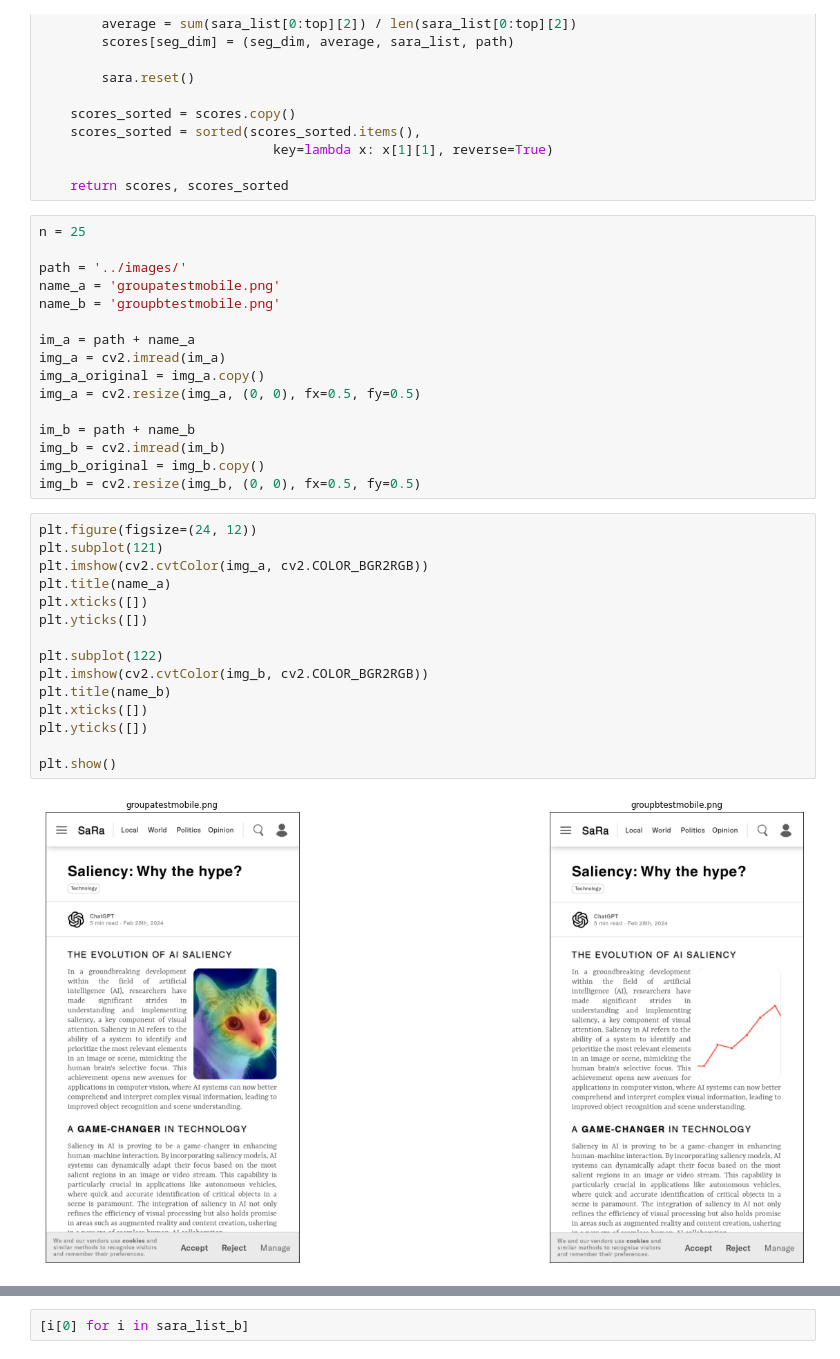
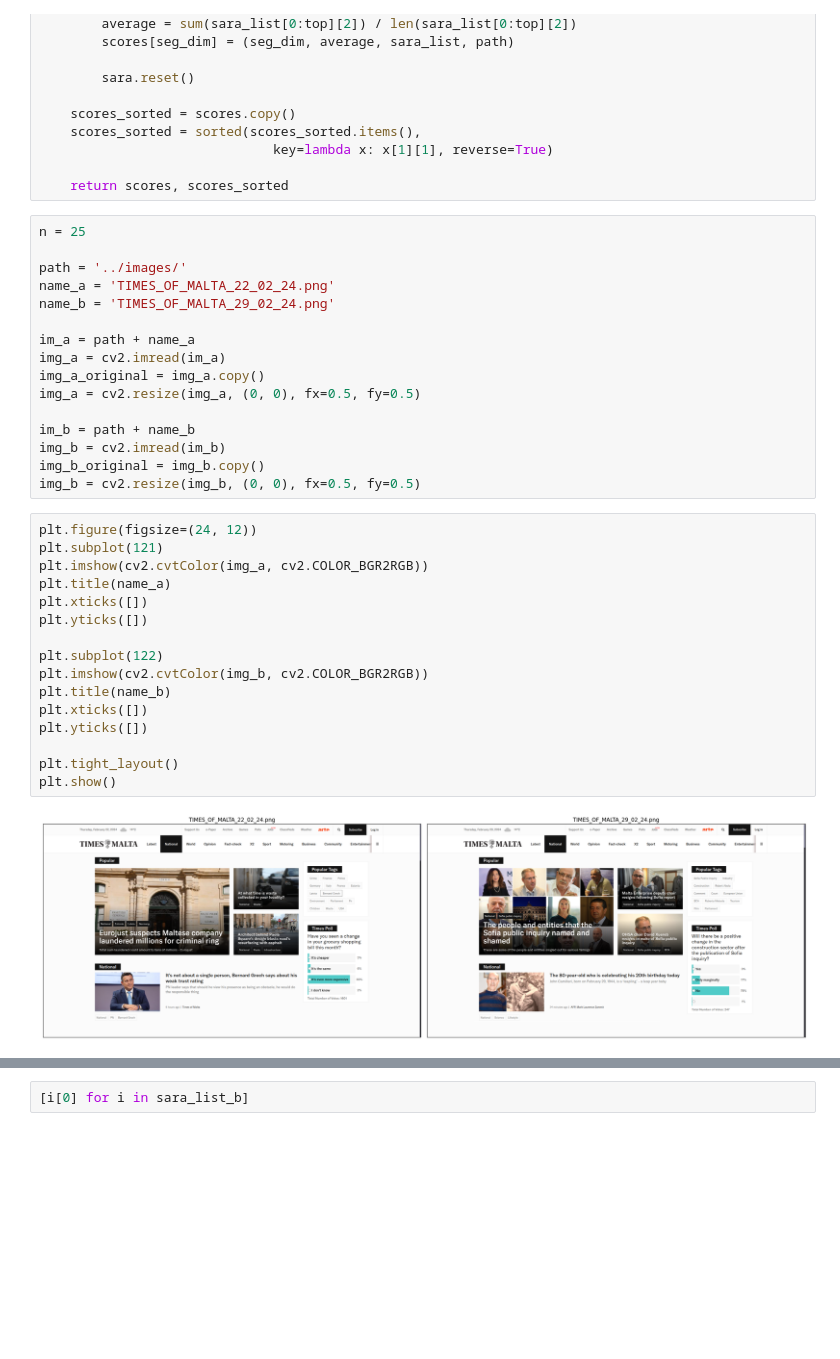
Before and after one commit to matthewkenely/ICT3909, a Jupyter notebook: saliency-ranking/App.ipynb, the cells around one changed output, grey strips where cells are left out. Drawn from its saved outputs; the diff is of its cells as text; blank space fills up the shorter version.

```diff
--- a/saliency-ranking/App.ipynb
+++ b/saliency-ranking/App.ipynb
@@ -110,8 +110,8 @@ def maximise_entropy(im, name, n):
 n = 25
 
 path = '../images/'
-name_a = 'groupatestmobile.png'
-name_b = 'groupbtestmobile.png'
+name_a = 'TIMES_OF_MALTA_22_02_24.png'
+name_b = 'TIMES_OF_MALTA_29_02_24.png'
 
 im_a = path + name_a
 img_a = cv2.imread(im_a)
@@ -125,17 +125,18 @@ img_b = cv2.resize(img_b, (0, 0), fx=0.5, fy=0.5)
 # %%
 plt.figure(figsize=(24, 12))
 plt.subplot(121)
 plt.imshow(cv2.cvtColor(img_a, cv2.COLOR_BGR2RGB))
 plt.title(name_a)
 plt.xticks([])
 plt.yticks([])
 
 plt.subplot(122)
 plt.imshow(cv2.cvtColor(img_b, cv2.COLOR_BGR2RGB))
 plt.title(name_b)
 plt.xticks([])
 plt.yticks([])
 
+plt.tight_layout()
 plt.show()
 # %% [output]
-[figure, old version]
+[figure, new version]
```
Also changed, not shown: parts of 16 cells of this notebook, 19 other files.
